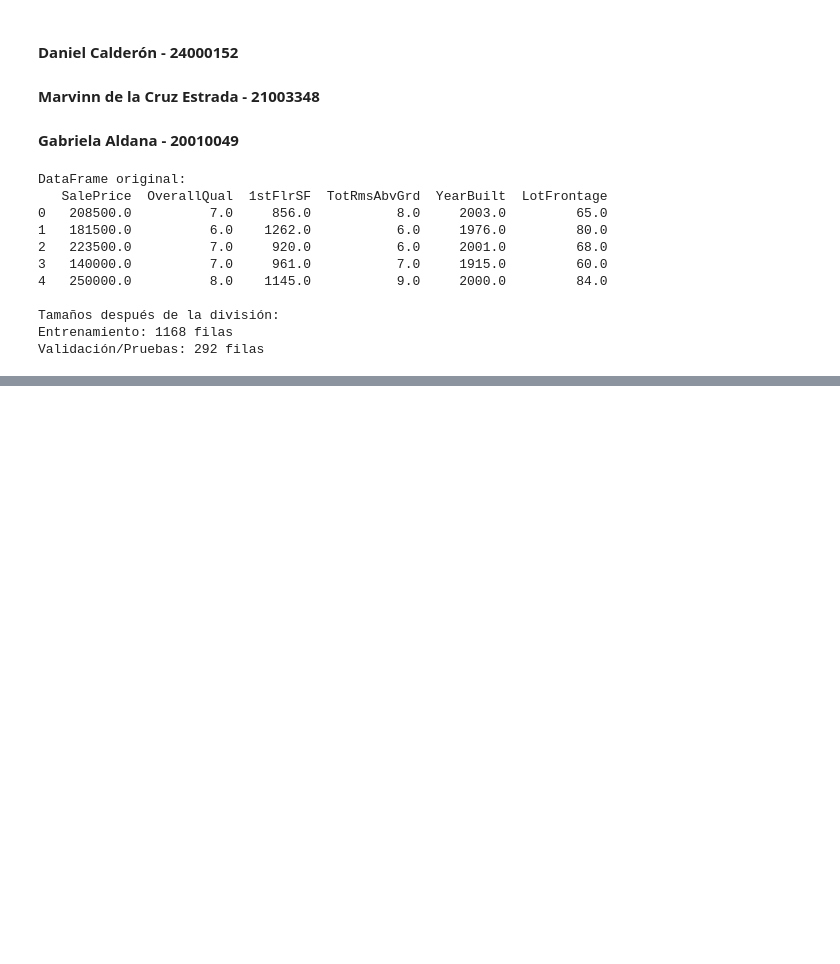
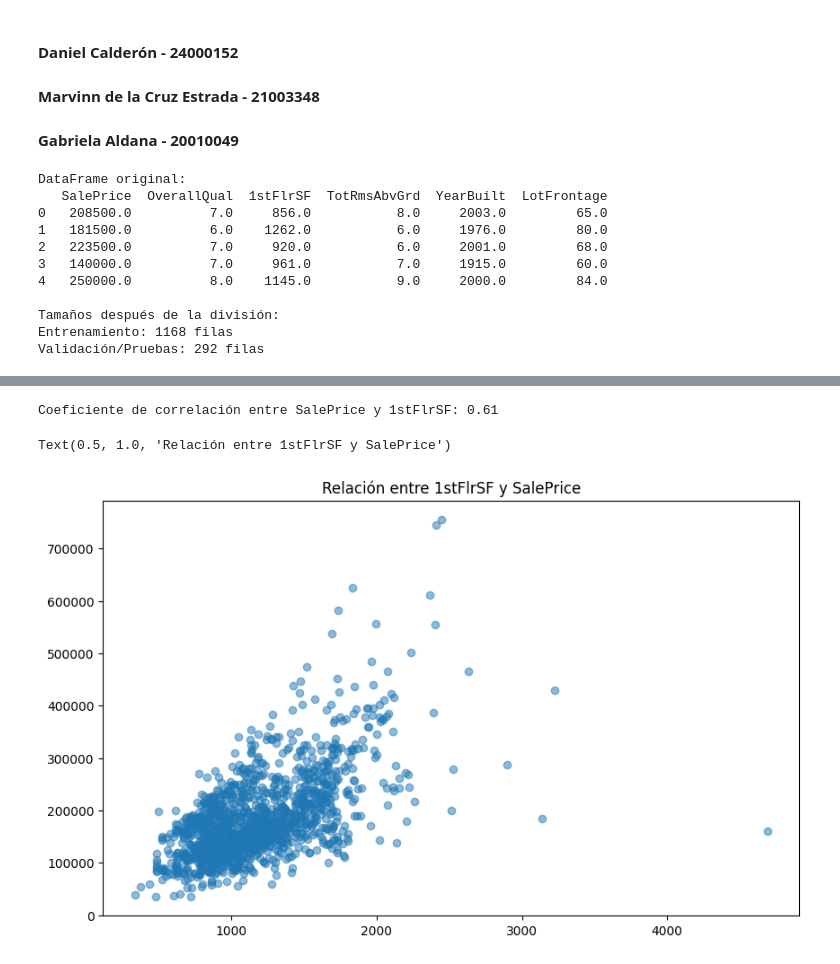
Before and after one commit to DanielCalderon97/Proyecto_Final_python, a Jupyter notebook: Proyecto_Final.ipynb, the cells around one changed output, grey strips where cells are left out. Saved outputs shown, nothing was run; the diff lists cells and outputs as text; code cells hidden in the pictures; blank space fills up the shorter version.

```diff
--- a/Proyecto_Final.ipynb
+++ b/Proyecto_Final.ipynb
@@ -59,0 +141,15 @@ Validación/Pruebas: 292 filas
+# %%
+# Para la variable independiente 1stFlrSF (coeficiente de correlacion)  (usando Pandas)
+
+correlacion1stFlrSF = df['SalePrice'].corr(df['1stFlrSF'])
+print(f"\nCoeficiente de correlación entre SalePrice y 1stFlrSF: {correlacion1stFlrSF:.2f}")
+
+# Grafica usando matplotlib
+
+plt.figure(figsize=(10, 6))
+plt.scatter(df['1stFlrSF'], df['SalePrice'], alpha=0.5)
+plt.title('Relación entre 1stFlrSF y SalePrice')
+# %% [output]
+Coeficiente de correlación entre SalePrice y 1stFlrSF: 0.61
+Text(0.5, 1.0, 'Relación entre 1stFlrSF y SalePrice')
+[figure, added]
```
Also changed, not shown: parts of 10 cells of this notebook.
